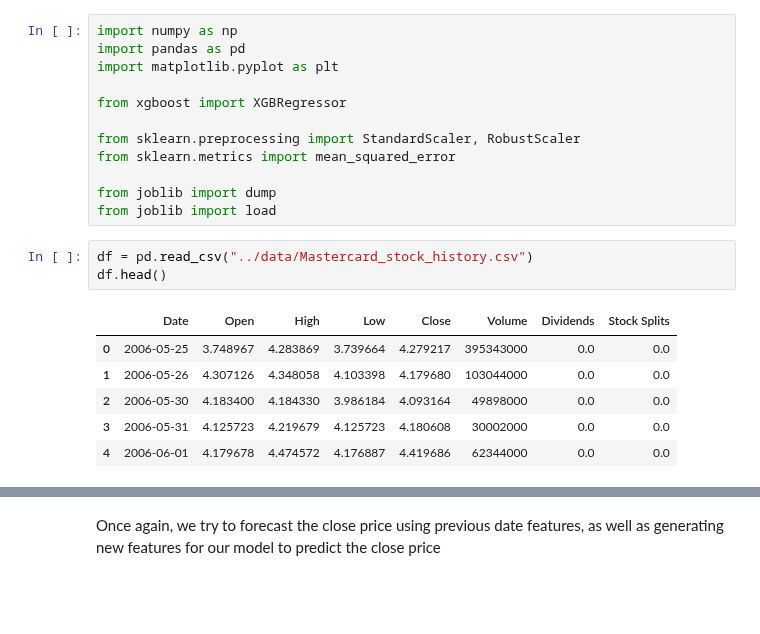
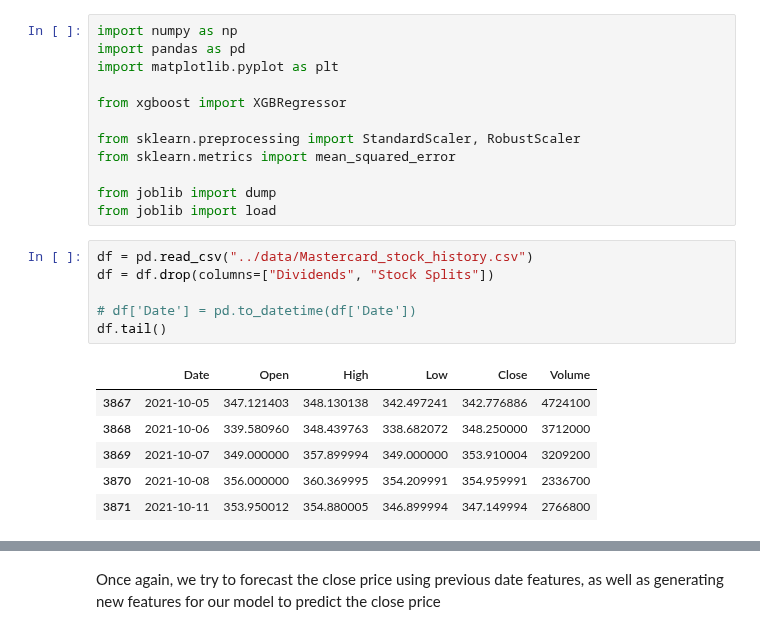
Before and after one commit to yjiahao/time-series-stocks, a Jupyter notebook: preprocessing/preprocess_data.ipynb, the cells around one changed output, grey strips where cells are left out. Drawn from its saved outputs; the diff is of its cells as text; blank space fills up the shorter version.

```diff
--- a/preprocessing/preprocess_train.ipynb
+++ b/preprocessing/preprocess_data.ipynb
@@ -14,11 +14,14 @@ from joblib import dump
 from joblib import load
 # %%
 df = pd.read_csv("../data/Mastercard_stock_history.csv")
-df.head()
+df = df.drop(columns=["Dividends", "Stock Splits"])
+
+# df['Date'] = pd.to_datetime(df['Date'])
+df.tail()
 # %% [output]
-|  | Date | Open | High | Low | Close | Volume | Dividends | Stock Splits |
-| 0 | 2006-05-25 | 3.748967 | 4.283869 | 3.739664 | 4.279217 | 395343000 | 0.0 | 0.0 |
-| 1 | 2006-05-26 | 4.307126 | 4.348058 | 4.103398 | 4.179680 | 103044000 | 0.0 | 0.0 |
-| 2 | 2006-05-30 | 4.183400 | 4.184330 | 3.986184 | 4.093164 | 49898000 | 0.0 | 0.0 |
-| 3 | 2006-05-31 | 4.125723 | 4.219679 | 4.125723 | 4.180608 | 30002000 | 0.0 | 0.0 |
-| 4 | 2006-06-01 | 4.179678 | 4.474572 | 4.176887 | 4.419686 | 62344000 | 0.0 | 0.0 |
+|  | Date | Open | High | Low | Close | Volume |
+| 3867 | 2021-10-05 | 347.121403 | 348.130138 | 342.497241 | 342.776886 | 4724100 |
+| 3868 | 2021-10-06 | 339.580960 | 348.439763 | 338.682072 | 348.250000 | 3712000 |
+| 3869 | 2021-10-07 | 349.000000 | 357.899994 | 349.000000 | 353.910004 | 3209200 |
+| 3870 | 2021-10-08 | 356.000000 | 360.369995 | 354.209991 | 354.959991 | 2336700 |
+| 3871 | 2021-10-11 | 353.950012 | 354.880005 | 346.899994 | 347.149994 | 2766800 |
```
Also changed, not shown: parts of 14 cells of this notebook, 3 other files.
